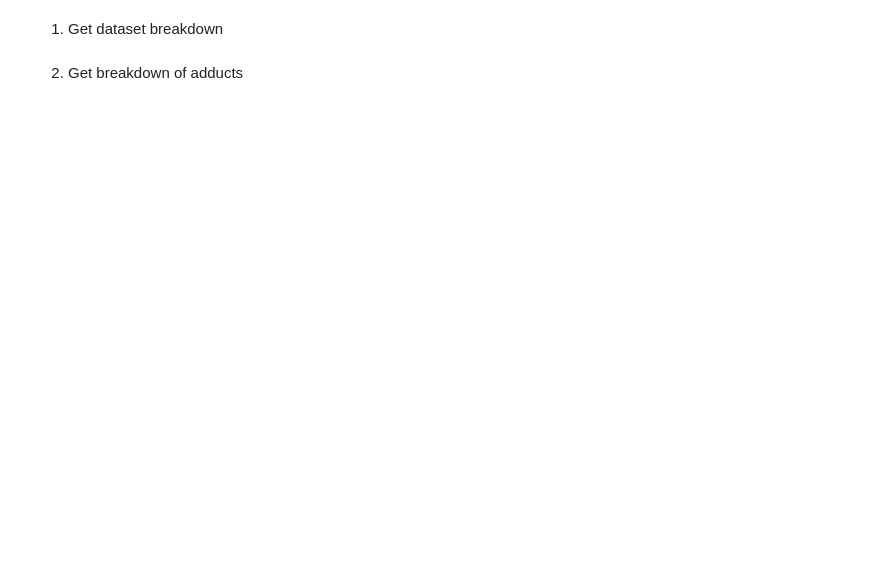
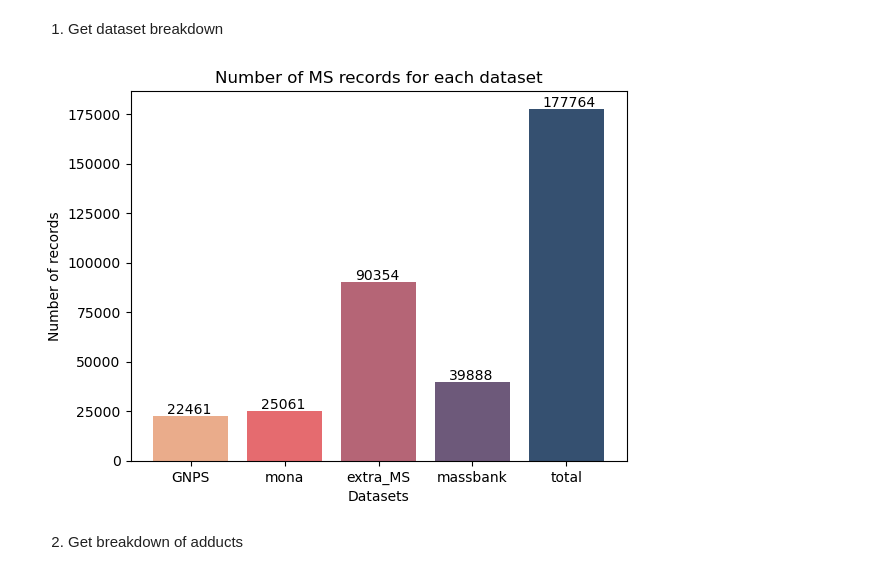
Before and after one commit to serenaklm/ML_MS_analysis, a Jupyter notebook: dataprocessing/07_data_statistics.ipynb, the cells around one changed output. Saved outputs shown, nothing was run; the diff lists cells and outputs as text; code cells hidden in the pictures; blank space fills up the shorter version.

Commit message:
Added data analysis script

```diff
--- a/dataprocessing/07_data_statistics.ipynb
+++ b/dataprocessing/07_data_statistics.ipynb
@@ -108,19 +102,23 @@ KeyboardInterrupt:
 # %% [markdown]
 1. Get dataset breakdown
 # %%
-index = list(range(len(colors)))
-random.shuffle(index)
-random_colors = [colors[i] for i in index]
+unique_adducts = list(data_stats_merged["total"]["adducts_breakdown"].keys())
+unique_datasets = list(data_stats_merged.keys())
+unique_instruments = list(data_stats_merged["total"]["instruments_breakdown"].keys())
+unique_superclasses = list(data_stats_merged["total"]["superclass_breakdown"].keys())
 
+colors = ["#355070", "#6d597a", "#b56576", "#e56b6f", "#eaac8b"][::-1]
 for x, (k, i) in enumerate(data_stats_merged.items()):
 
     c = i["n_records"]
-    plt.bar(k, c, color = random_colors[x])
-    plt.text(x - 0.15, c + 5, c)
+    plt.bar(k, c, color = colors[x])
+    plt.text(x - 0.25, c + 1000, c)
 
 plt.xlabel("Datasets")
 plt.ylabel("Number of records")
 plt.title("Number of MS records for each dataset")
-plt.savefig(os.path.join(plots_folder, "dataset_breakdown.jpg"))
+plt.savefig(os.path.join(plots_folder, "dataset_breakdown.jpg"), bbox_inches='tight')
+# %% [output]
+[figure, added]
 # %% [markdown]
 2. Get breakdown of adducts
```
Also changed, not shown: parts of 14 cells of this notebook, 2 other files.
